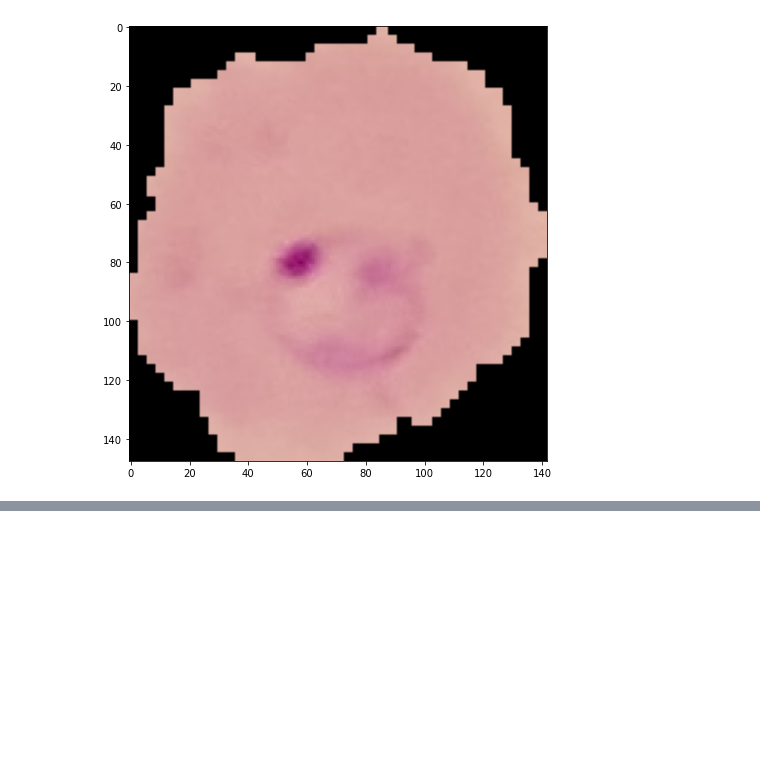
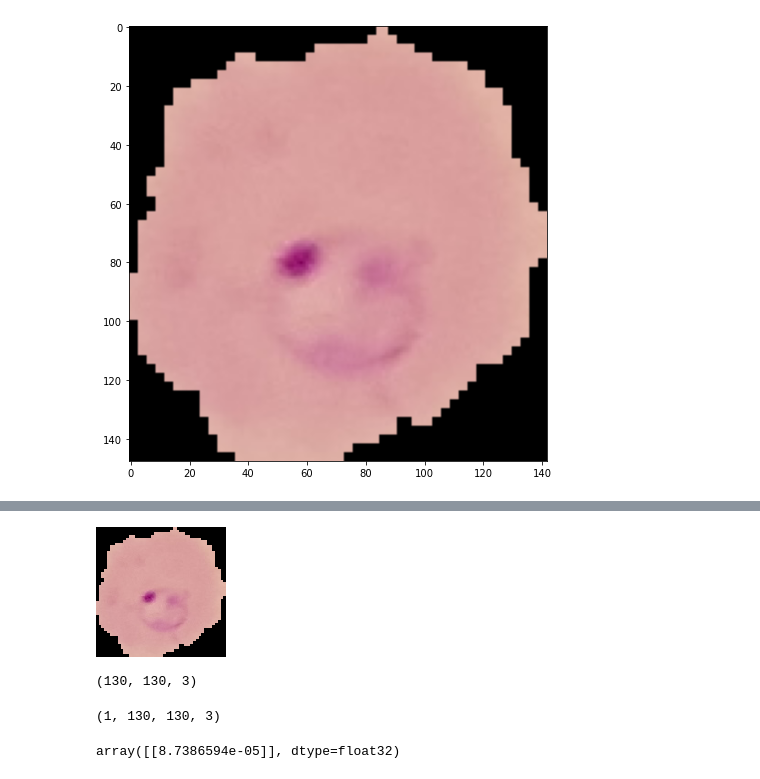
Before and after one commit to anandpd/DeepLearning-tf2, a Jupyter notebook: Convolution Neural Networks-CNN/Conv_CellImages/Conv_CellImg.ipynb, the cells around one changed output, grey strips where cells are left out. Drawn from its saved outputs; the diff is of its cells as text; code cells hidden in the pictures; blank space fills up the shorter version.

```diff
--- a/Convolution Neural Networks-CNN/Conv_CellImages/Conv_CellImg.ipynb
+++ b/Convolution Neural Networks-CNN/Conv_CellImages/Conv_CellImg.ipynb
@@ -127,0 +355,6 @@ plt.imshow(image_gen.random_transform(imread(para_cell)))
+# %%
+testImage = image.load_img(para_cell, target_size=imageShape)
+# %%
+testImage
+# %% [output]
+[figure, added]
@@ -127,0 +363,4 @@ plt.imshow(image_gen.random_transform(imread(para_cell)))
+# %%
+testImageArray.shape
+# %% [output]
+(130, 130, 3)
@@ -127,0 +369,8 @@ plt.imshow(image_gen.random_transform(imread(para_cell)))
+# %%
+testImageArray.shape
+# %% [output]
+(1, 130, 130, 3)
+# %%
+model.predict(testImageArray)
+# %% [output]
+array([[8.7386594e-05]], dtype=float32)
```
Also changed, not shown: parts of 42 cells of this notebook, 1 other file.
